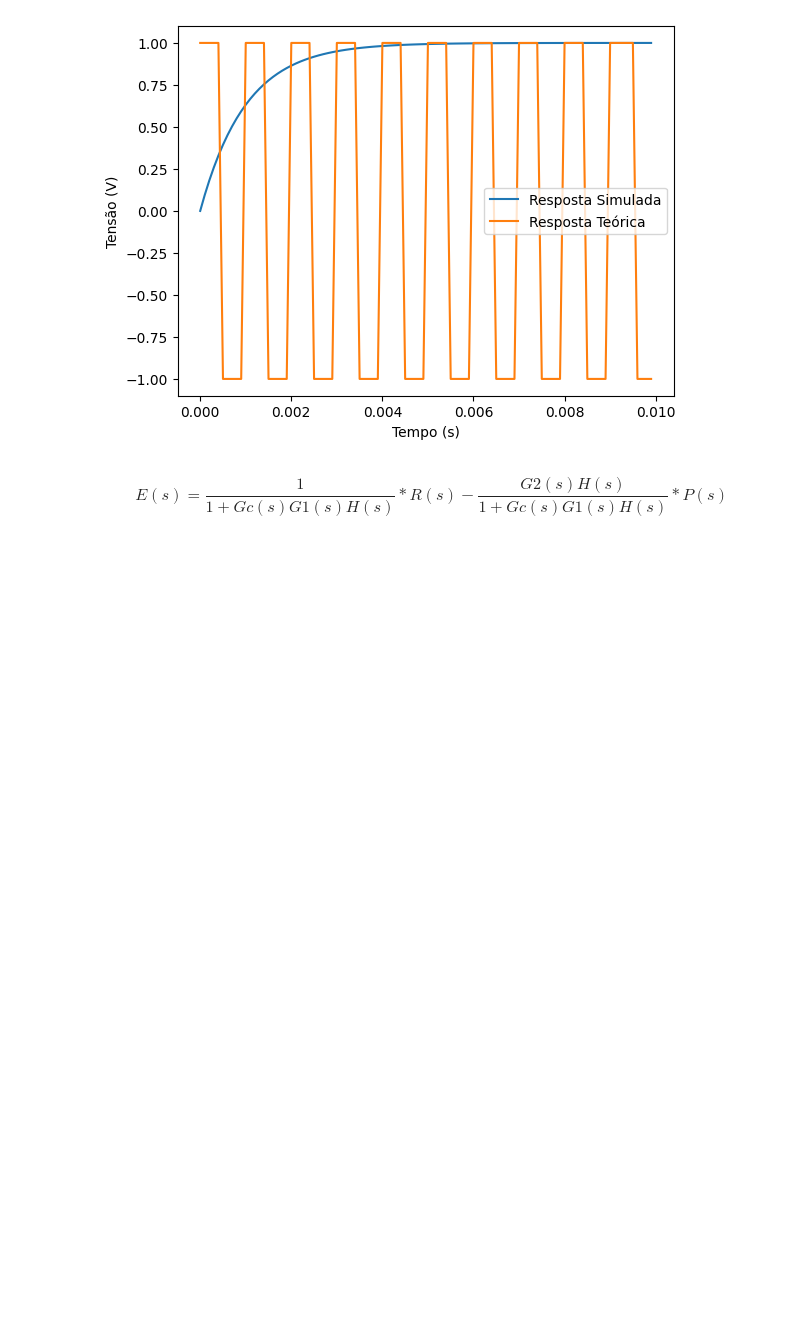
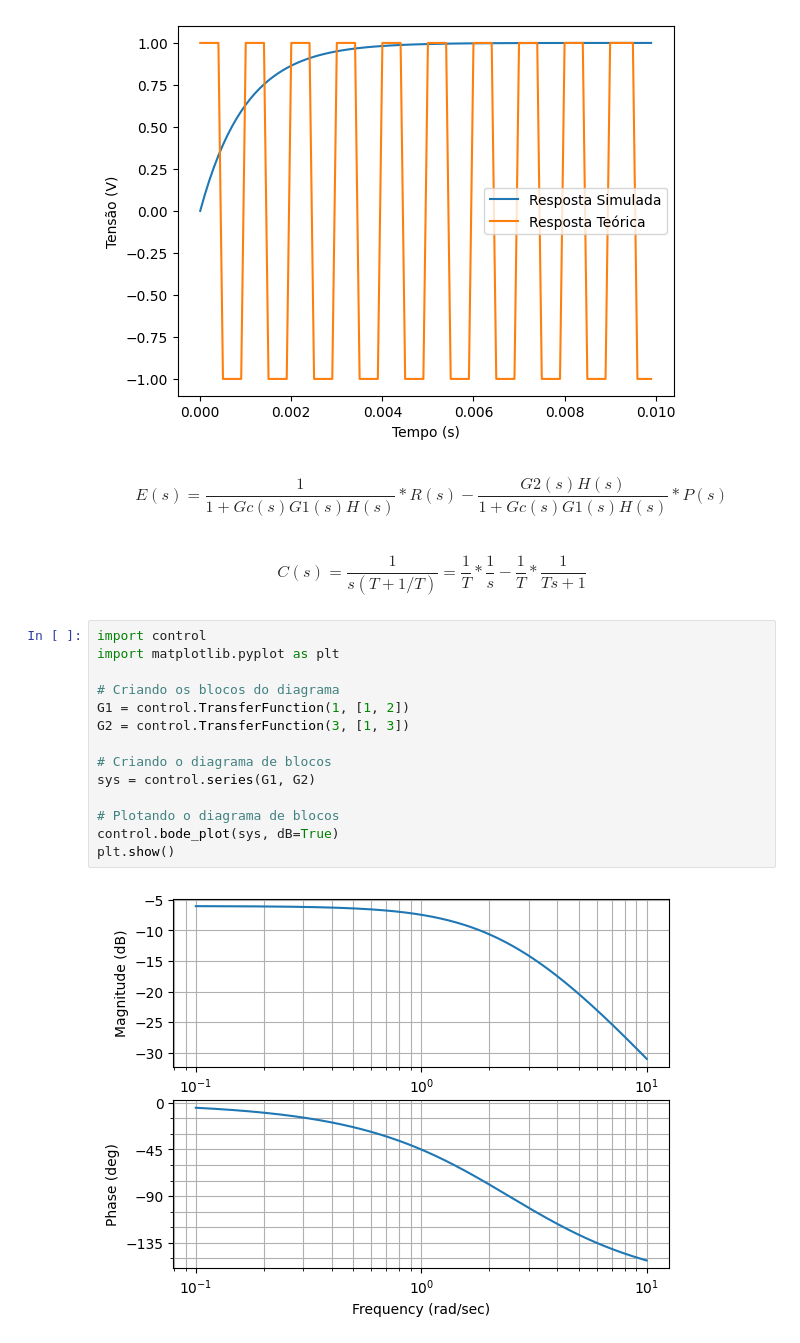
Before and after one commit to Batchuka/EoC-controle-automatico-IFES, a Jupyter notebook: testes.ipynb, the cells around one changed output. Drawn from its saved outputs; the diff is of its cells as text; blank space fills up the shorter version.

```diff
--- a/testes.ipynb
+++ b/testes.ipynb
@@ -108,3 +108,21 @@ plt.show()
 $$
 E(s) = \frac{1}{1+Gc(s)G1(s)H(s)} * R(s) - \frac{G2(s)H(s)}{1+Gc(s)G1(s)H(s)}*P(s)
 $$
+# %% [markdown]
+$$C(s) = \frac{1}{s(T+1/T)} = \frac{1}{T} * \frac{1}{s} - \frac{1}{T} * \frac{1}{Ts+1}$$
+# %%
+import control
+import matplotlib.pyplot as plt
+
+# Criando os blocos do diagrama
+G1 = control.TransferFunction(1, [1, 2])
+G2 = control.TransferFunction(3, [1, 3])
+
+# Criando o diagrama de blocos
+sys = control.series(G1, G2)
+
+# Plotando o diagrama de blocos
+control.bode_plot(sys, dB=True)
+plt.show()
+# %% [output]
+[figure, added]
```
Also changed, not shown: parts of 1 cell of this notebook, 5 other files.
